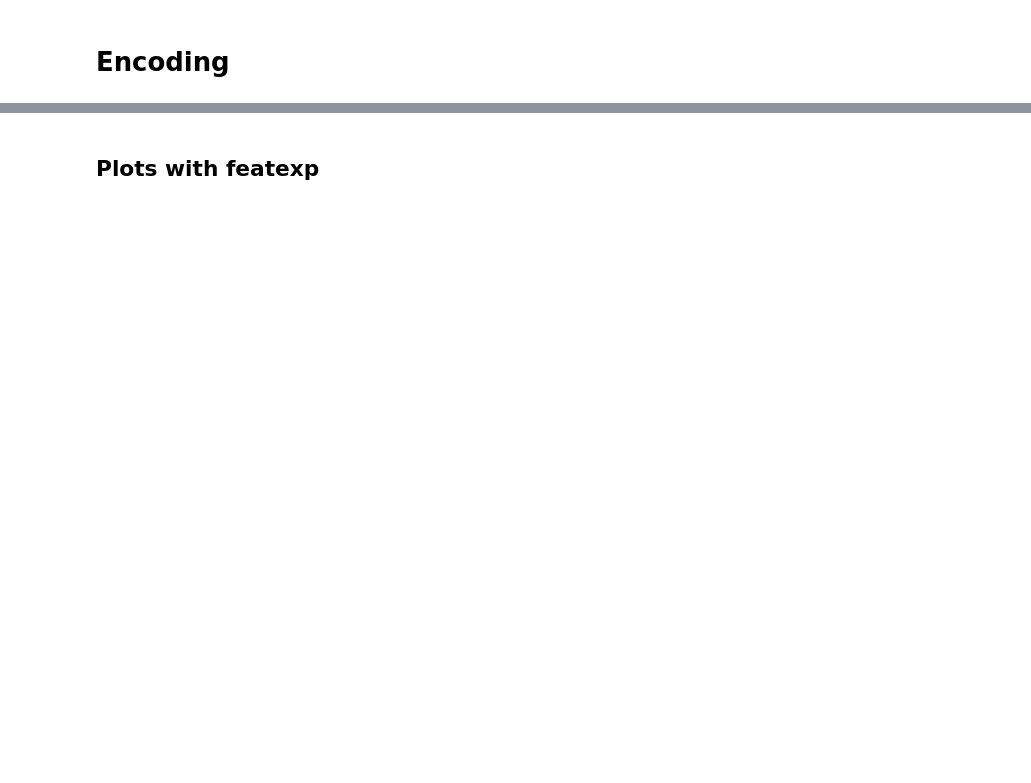
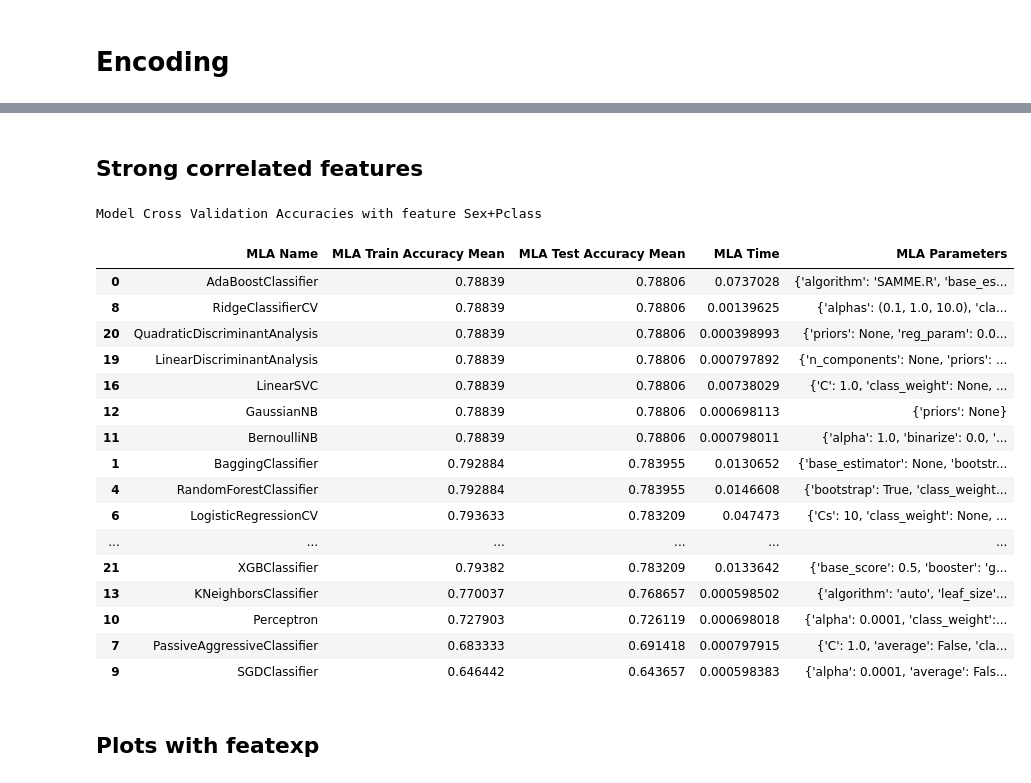
Before and after one commit to honorinli151/CoursML, a Jupyter notebook: assignment2/code.ipynb, the cells around one changed output, grey strips where cells are left out. Cells and saved outputs as stored; diff of their text form; code cells hidden in the pictures; blank space fills up the shorter version.

```diff
--- a/assignment2/code.ipynb
+++ b/assignment2/code.ipynb
@@ -16,0 +61,9 @@ import matplotlib.pyplot as plt
+# %%
+class MyStyler(Styler):
+    env = Environment(
+        loader=ChoiceLoader([
+            FileSystemLoader("templates"),  # contains ours
+            Styler.loader,  # the default
+        ])
+    )
+    template = env.get_template("myhtml.tpl")
@@ -82,3 +308,26 @@ To retain the current behavior and silence the warning, pass 'sort=True'.
+# %% [markdown]
+## Strong correlated features
+# %%
+baseline(['Sex', 'Pclass'], train_df, test_df)
+# %% [output]
+Model Cross Validation Accuracies with feature Sex+Pclass
+|  | MLA Name | MLA Train Accuracy Mean | MLA Test Accuracy Mean | MLA Time | MLA Parameters |
+| 0 | AdaBoostClassifier | 0.78839 | 0.78806 | 0.0737028 | {'algorithm': 'SAMME.R', 'base_es... |
+| 8 | RidgeClassifierCV | 0.78839 | 0.78806 | 0.00139625 | {'alphas': (0.1, 1.0, 10.0), 'cla... |
+| 20 | QuadraticDiscriminantAnalysis | 0.78839 | 0.78806 | 0.000398993 | {'priors': None, 'reg_param': 0.0... |
+| 19 | LinearDiscriminantAnalysis | 0.78839 | 0.78806 | 0.000797892 | {'n_components': None, 'priors': ... |
+| 16 | LinearSVC | 0.78839 | 0.78806 | 0.00738029 | {'C': 1.0, 'class_weight': None, ... |
+| 12 | GaussianNB | 0.78839 | 0.78806 | 0.000698113 | {'priors': None} |
+| 11 | BernoulliNB | 0.78839 | 0.78806 | 0.000798011 | {'alpha': 1.0, 'binarize': 0.0, '... |
+| 1 | BaggingClassifier | 0.792884 | 0.783955 | 0.0130652 | {'base_estimator': None, 'bootstr... |
+| 4 | RandomForestClassifier | 0.792884 | 0.783955 | 0.0146608 | {'bootstrap': True, 'class_weight... |
+| 6 | LogisticRegressionCV | 0.793633 | 0.783209 | 0.047473 | {'Cs': 10, 'class_weight': None, ... |
+| ... | ... | ... | ... | ... | ... |
+| 21 | XGBClassifier | 0.79382 | 0.783209 | 0.0133642 | {'base_score': 0.5, 'booster': 'g... |
+| 13 | KNeighborsClassifier | 0.770037 | 0.768657 | 0.000598502 | {'algorithm': 'auto', 'leaf_size'... |
+| 10 | Perceptron | 0.727903 | 0.726119 | 0.000698018 | {'alpha': 0.0001, 'class_weight':... |
+| 7 | PassiveAggressiveClassifier | 0.683333 | 0.691418 | 0.000797915 | {'C': 1.0, 'average': False, 'cla... |
+| 9 | SGDClassifier | 0.646442 | 0.643657 | 0.000598383 | {'alpha': 0.0001, 'average': Fals... |
 # %% [markdown]
 ## Plots with featexp
 # %%
```
Also changed, not shown: parts of 43 cells of this notebook, 9 other files.
